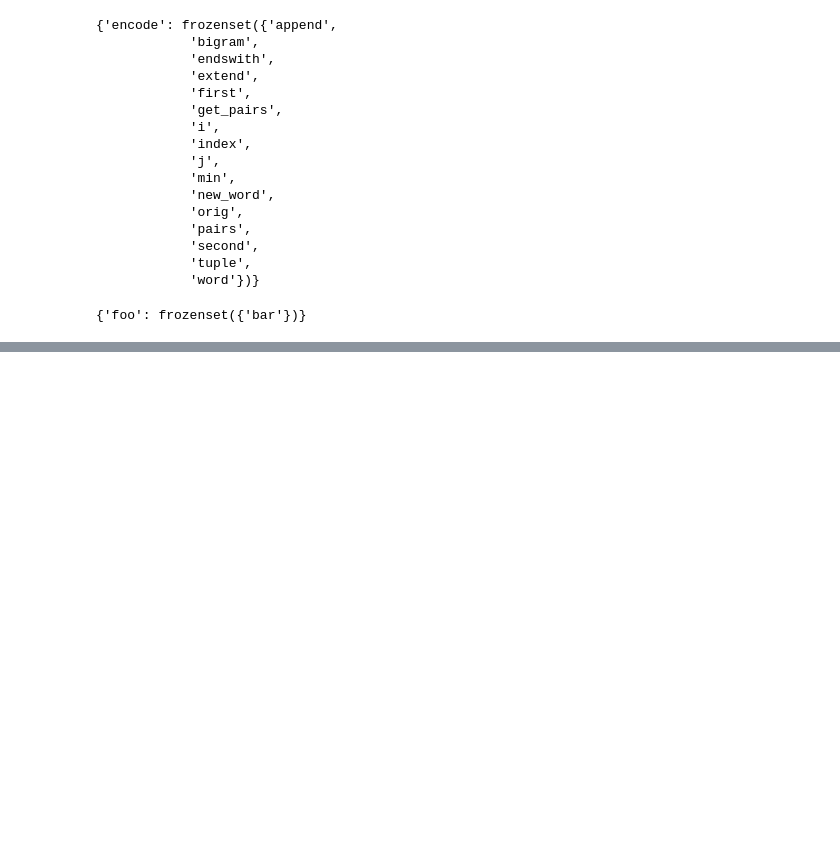
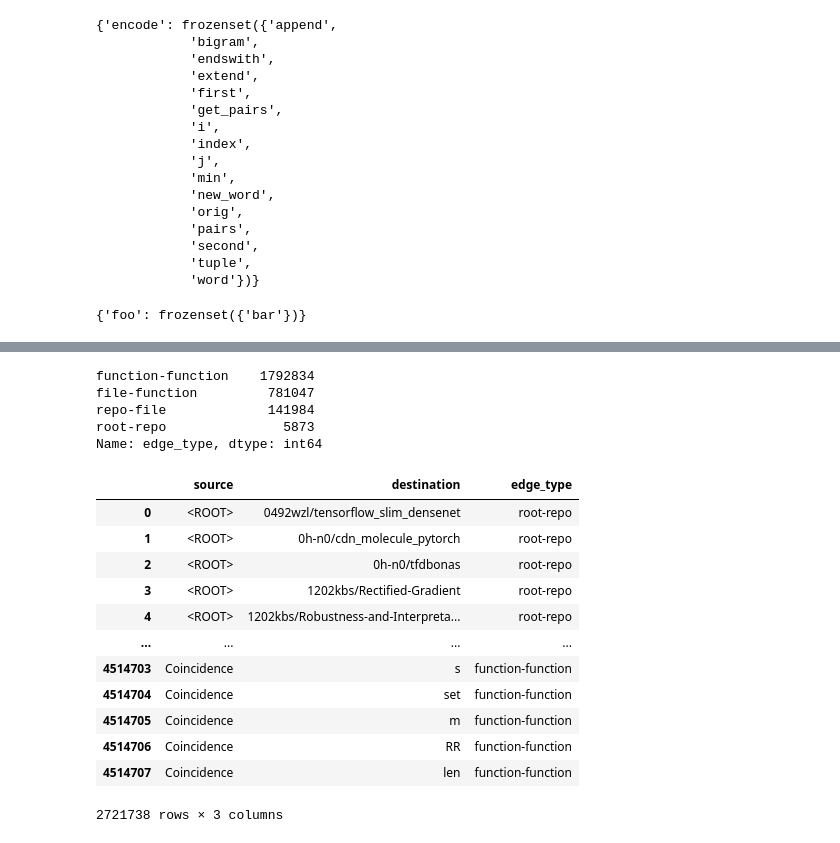
Before and after one commit to lambdaofgod/github_search, a Jupyter notebook: notebooks/Python_Function_Call_Graph.ipynb, the cells around one changed output, grey strips where cells are left out. Saved outputs shown, nothing was run; the diff lists cells and outputs as text; code cells hidden in the pictures; blank space fills up the shorter version.

```diff
--- a/notebooks/Python_Function_Call_Graph.ipynb
+++ b/notebooks/Python_Function_Call_Graph.ipynb
@@ -399,6 +331,7 @@ def try_run(f):
     return _maybe_failed_f
 # %%
 #export
+import tqdm
 
 
 def get_upper_level_edges(upper_level_names, lower_level_edges):
@@ -407,12 +340,13 @@ def get_upper_level_edges(upper_level_names, lower_level_edges):
             file_name:
             frozenset(
                 [
-                    function
+                    encode_bytes(function)
                     for function in lower_level_edges.keys()
                 ])
         }
         for (file_name, lower_level_edges) in zip(upper_level_names, lower_level_edges)
         if type(lower_level_edges) is dict
+        and len(lower_level_edges.keys()) > 0
     ]
 
 
@@ -568,0 +608,8 @@ memory usage: 25.5+ MB
+# %%
+dependency_records_df['edge_type'].value_counts()
+# %% [output]
+function-function    1792834
+file-function         781047
+repo-file             141984
+root-repo               5873
+Name: edge_type, dtype: int64
@@ -568,0 +620,16 @@ memory usage: 25.5+ MB
+# %%
+dependency_records_df
+# %% [output]
+|  | source | destination | edge_type |
+| 0 | <ROOT> | 0492wzl/tensorflow_slim_densenet | root-repo |
+| 1 | <ROOT> | 0h-n0/cdn_molecule_pytorch | root-repo |
+| 2 | <ROOT> | 0h-n0/tfdbonas | root-repo |
+| 3 | <ROOT> | 1202kbs/Rectified-Gradient | root-repo |
+| 4 | <ROOT> | 1202kbs/Robustness-and-Interpreta... | root-repo |
+| ... | ... | ... | ... |
+| 4514703 | Coincidence | s | function-function |
+| 4514704 | Coincidence | set | function-function |
+| 4514705 | Coincidence | m | function-function |
+| 4514706 | Coincidence | RR | function-function |
+| 4514707 | Coincidence | len | function-function |
+2721738 rows × 3 columns
```
Also changed, not shown: parts of 64 cells of this notebook, 1 other file.
